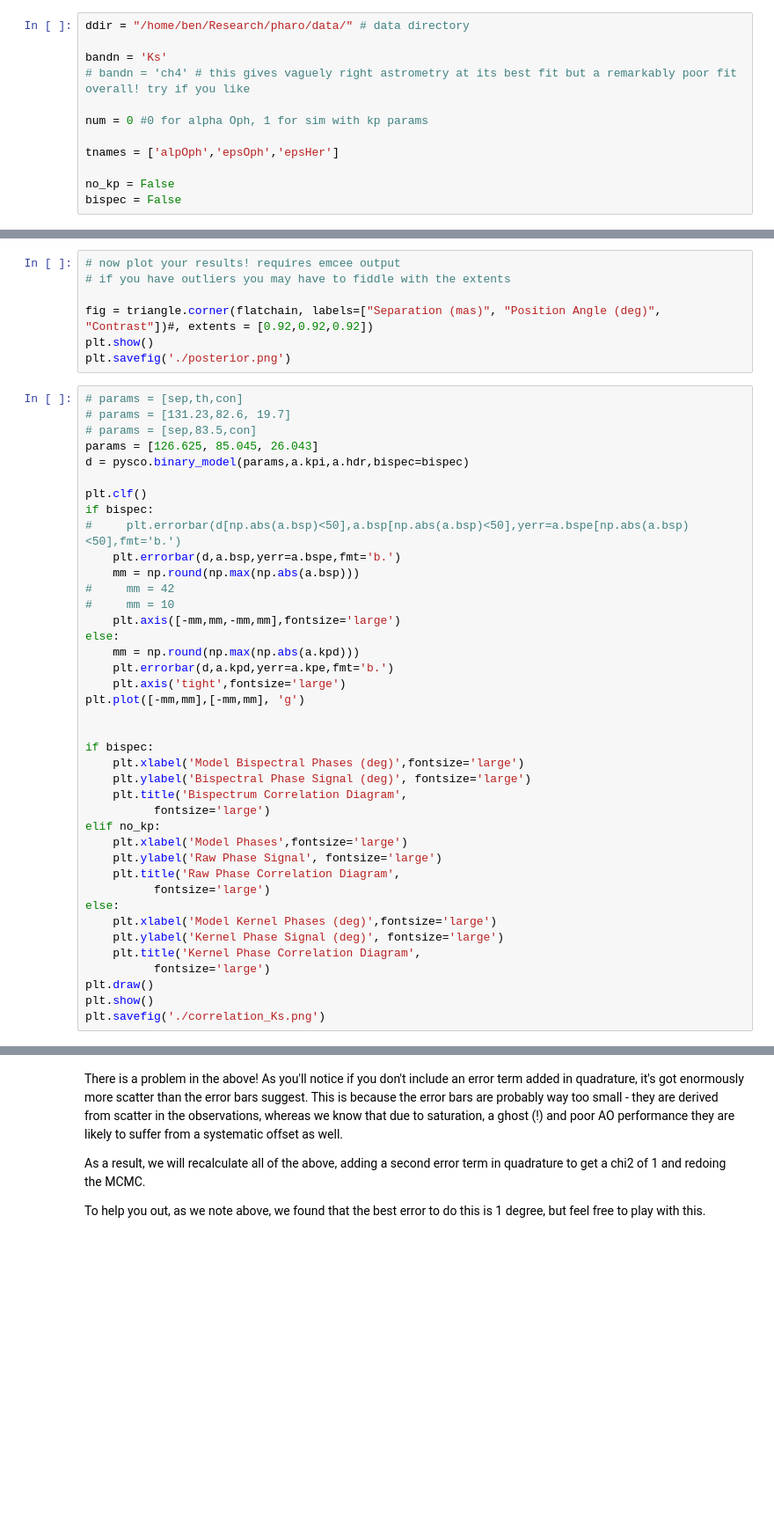
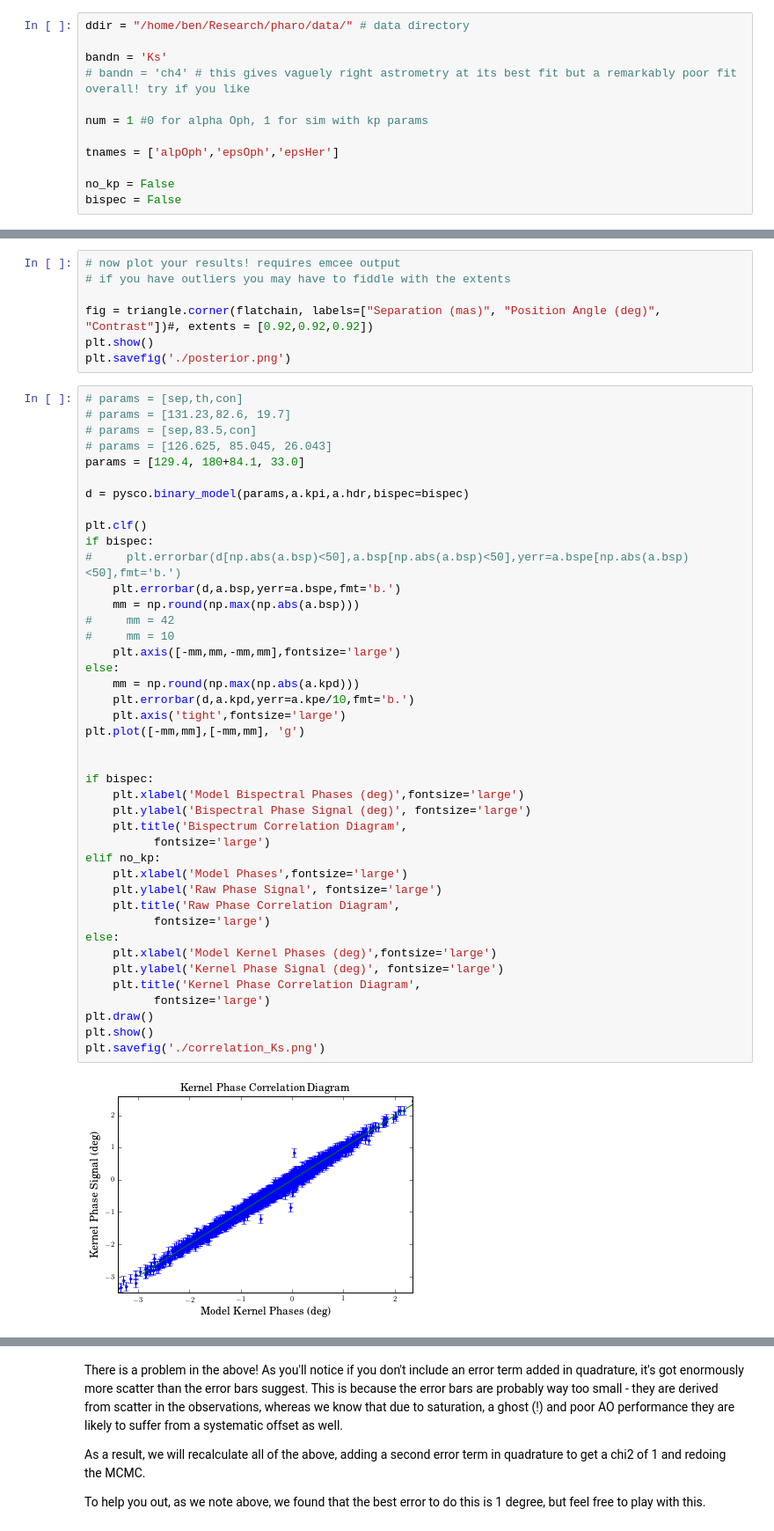
Before and after one commit to benjaminpope/pysco, a Jupyter notebook: analysis.ipynb, the cells around one changed output, grey strips where cells are left out. Shown at 88% size. Drawn from its saved outputs; the diff is of its cells as text; blank space fills up the shorter version.

```diff
--- a/analysis.ipynb
+++ b/analysis.ipynb
@@ -26,7 +27,7 @@ ddir = "/home/ben/Research/pharo/data/" # data directory
 bandn = 'Ks'
 # bandn = 'ch4' # this gives vaguely right astrometry at its best fit but a remarkably poor fit overall! try if you like
 
-num = 0 #0 for alpha Oph, 1 for sim with kp params
+num = 1 #0 for alpha Oph, 1 for sim with kp params
 
 tnames = ['alpOph','epsOph','epsHer']
 
@@ -252,7 +275,9 @@ plt.savefig('./posterior.png')
 # params = [sep,th,con]
 # params = [131.23,82.6, 19.7]
 # params = [sep,83.5,con]
-params = [126.625, 85.045, 26.043]
+# params = [126.625, 85.045, 26.043]
+params = [129.4, 180+84.1, 33.0]
+
 d = pysco.binary_model(params,a.kpi,a.hdr,bispec=bispec)
 
 plt.clf()
@@ -260,31 +285,33 @@ if bispec:
 #     plt.errorbar(d[np.abs(a.bsp)<50],a.bsp[np.abs(a.bsp)<50],yerr=a.bspe[np.abs(a.bsp)<50],fmt='b.')
     plt.errorbar(d,a.bsp,yerr=a.bspe,fmt='b.')
     mm = np.round(np.max(np.abs(a.bsp)))
 #     mm = 42
 #     mm = 10
     plt.axis([-mm,mm,-mm,mm],fontsize='large')
 else:
     mm = np.round(np.max(np.abs(a.kpd)))
-    plt.errorbar(d,a.kpd,yerr=a.kpe,fmt='b.')
+    plt.errorbar(d,a.kpd,yerr=a.kpe/10,fmt='b.')
     plt.axis('tight',fontsize='large')
 plt.plot([-mm,mm],[-mm,mm], 'g')
 
 
 if bispec:
     plt.xlabel('Model Bispectral Phases (deg)',fontsize='large')
     plt.ylabel('Bispectral Phase Signal (deg)', fontsize='large')
     plt.title('Bispectrum Correlation Diagram',
           fontsize='large')
 elif no_kp:
     plt.xlabel('Model Phases',fontsize='large')
     plt.ylabel('Raw Phase Signal', fontsize='large')
     plt.title('Raw Phase Correlation Diagram',
           fontsize='large')
 else:
     plt.xlabel('Model Kernel Phases (deg)',fontsize='large')
     plt.ylabel('Kernel Phase Signal (deg)', fontsize='large')
     plt.title('Kernel Phase Correlation Diagram',
 		  fontsize='large')
 plt.draw()
 plt.show()
 plt.savefig('./correlation_Ks.png')
+# %% [output]
+[figure, added]
```
Also changed, not shown: parts of 23 cells of this notebook, 7 other files.
